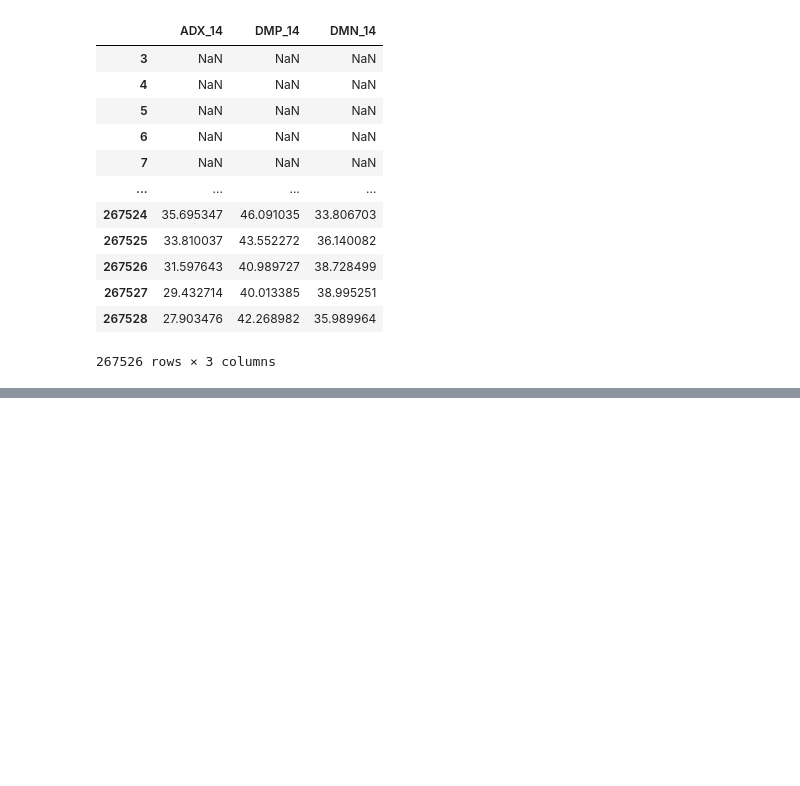
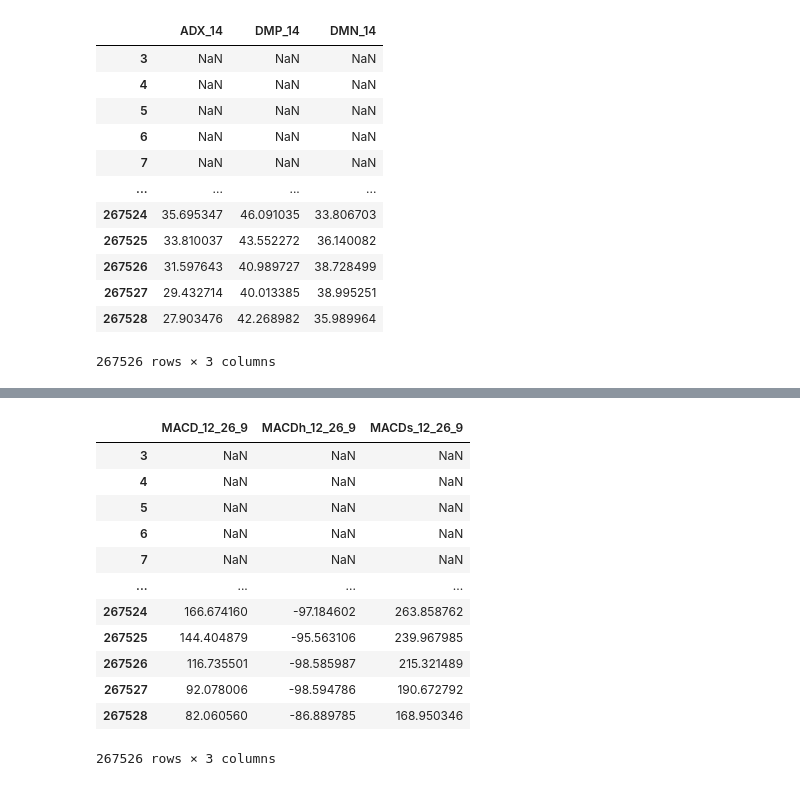
Before and after one commit to Alexis-Fauxbaton/Financial-Predictions, a Jupyter notebook: test.ipynb, the cells around one changed output, grey strips where cells are left out. Drawn from its saved outputs; the diff is of its cells as text; code cells hidden in the pictures; blank space fills up the shorter version.

```diff
--- a/test.ipynb
+++ b/test.ipynb
@@ -228,0 +203,16 @@ data[['ADX14', 'ADX_14']]
+# %%
+ta.macd(data["Close"])
+# %% [output]
+|  | MACD_12_26_9 | MACDh_12_26_9 | MACDs_12_26_9 |
+| 3 | NaN | NaN | NaN |
+| 4 | NaN | NaN | NaN |
+| 5 | NaN | NaN | NaN |
+| 6 | NaN | NaN | NaN |
+| 7 | NaN | NaN | NaN |
+| ... | ... | ... | ... |
+| 267524 | 166.674160 | -97.184602 | 263.858762 |
+| 267525 | 144.404879 | -95.563106 | 239.967985 |
+| 267526 | 116.735501 | -98.585987 | 215.321489 |
+| 267527 | 92.078006 | -98.594786 | 190.672792 |
+| 267528 | 82.060560 | -86.889785 | 168.950346 |
+267526 rows × 3 columns
```
Also changed, not shown: parts of 14 cells of this notebook, 2 other files.
